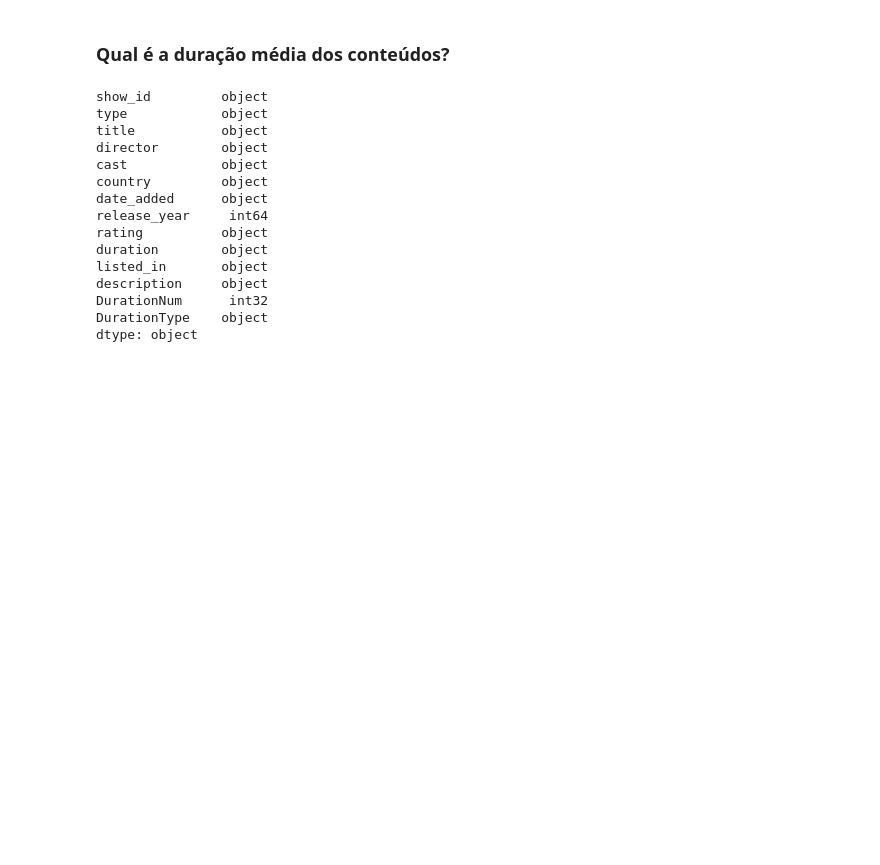
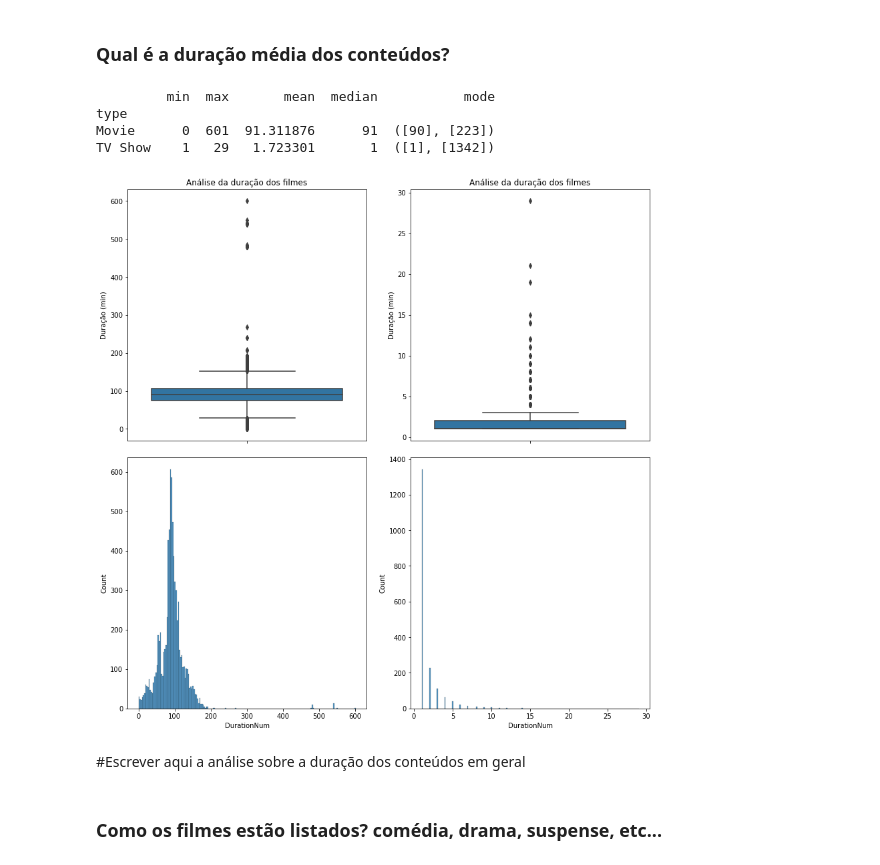
Before and after one commit to RodrigoSoares256/ExplanatoryAnalysis, a Jupyter notebook: AmazonCatalog.ipynb, the cells around one changed output. Saved outputs shown, nothing was run; the diff lists cells and outputs as text; code cells hidden in the pictures; blank space fills up the shorter version.

```diff
--- a/AmazonCatalog.ipynb
+++ b/AmazonCatalog.ipynb
@@ -106,19 +107,37 @@ dfAnalysis = dfRaw.copy()
 dfAnalysis['DurationNum'] = dfAnalysis['duration'].map(lambda x: re.split(" ", x)[0]).astype(int)
 dfAnalysis['DurationType'] = dfAnalysis['duration'].map(lambda x: re.split(" ", x)[1])
 dfAnalysis['DurationType'].replace(to_replace='Season', value='Seasons', inplace=True)
+
+dfDuration = dfAnalysis.groupby("type")['DurationNum'].agg([min, max, np.mean, np.median,mode])
+print(dfDuration)
 # %% [output]
-show_id         object
-type            object
-title           object
-director        object
-cast            object
-country         object
-date_added      object
-release_year     int64
-rating          object
-duration        object
-listed_in       object
-description     object
-DurationNum      int32
-DurationType    object
-dtype: object
+         min  max       mean  median           mode
+type
+Movie      0  601  91.311876      91  ([90], [223])
+TV Show    1   29   1.723301       1  ([1], [1342])
+# %%
+fig, ax = plt.subplots(ncols=2, nrows=2, figsize = (12,12))
+
+
+sns.boxplot(y = 'DurationNum', data = dfAnalysis[dfAnalysis['type'] == 'Movie'], ax=ax[0,0])
+ax[0,0].set_title('Análise da duração dos filmes')
+ax[0,0].set_ylabel("Duração (min)")
+
+sns.boxplot(y = 'DurationNum', data = dfAnalysis[dfAnalysis['type'] == 'TV Show'], ax=ax[0,1])
+ax[0,1].set_title('Análise da duração dos filmes')
+ax[0,1].set_ylabel("Duração (min)")
+
+#sns.displot(dfAnalysis[dfAnalysis['type'] == 'Movie']['DurationNum'], ax=ax[1,0])
+sns.histplot(dfAnalysis[dfAnalysis['type'] == 'Movie']['DurationNum'], ax=ax[1,0])
+
+sns.histplot(dfAnalysis[dfAnalysis['type'] == 'TV Show']['DurationNum'], ax=ax[1,1])
+
+
+plt.tight_layout(pad=2)
+plt.show()
+# %% [output]
+[figure, added]
+# %% [markdown]
+#Escrever aqui a análise sobre a duração dos conteúdos em geral
+# %% [markdown]
+### Como os filmes estão listados? comédia, drama, suspense, etc...
```
Also changed, not shown: parts of 13 cells of this notebook.
